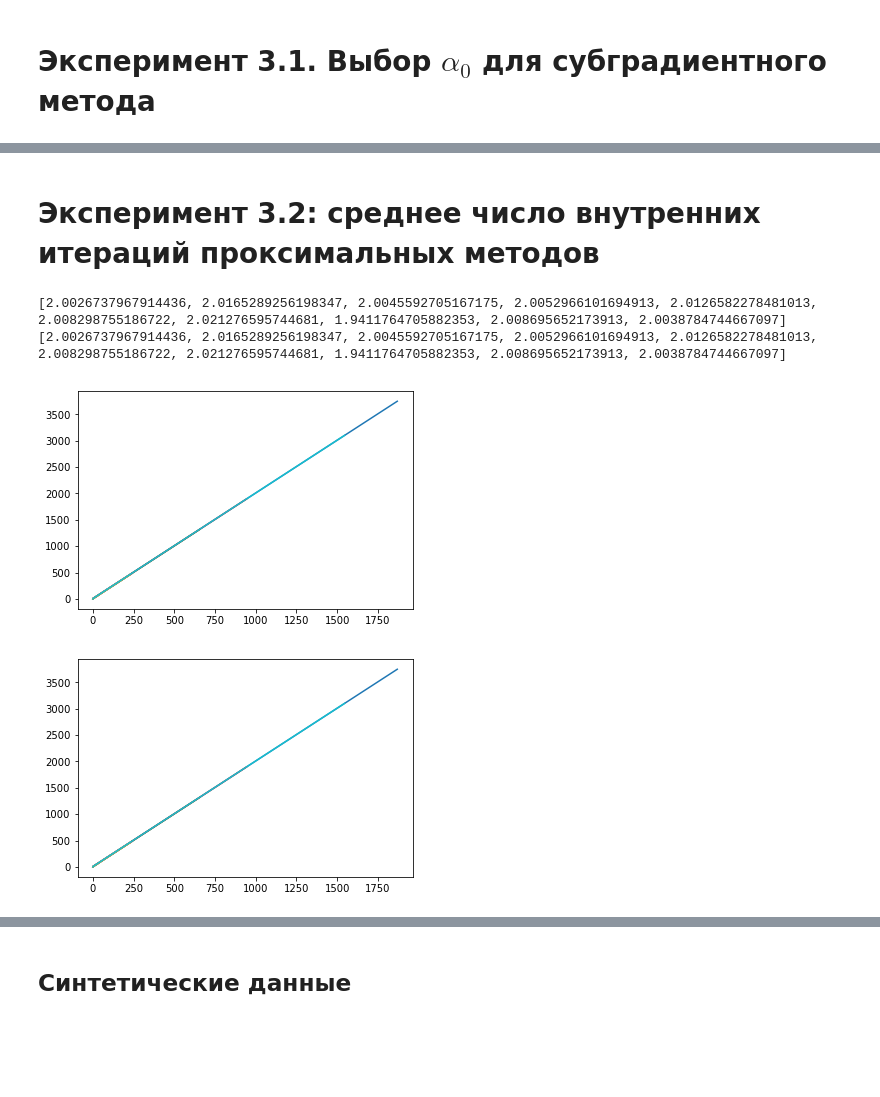
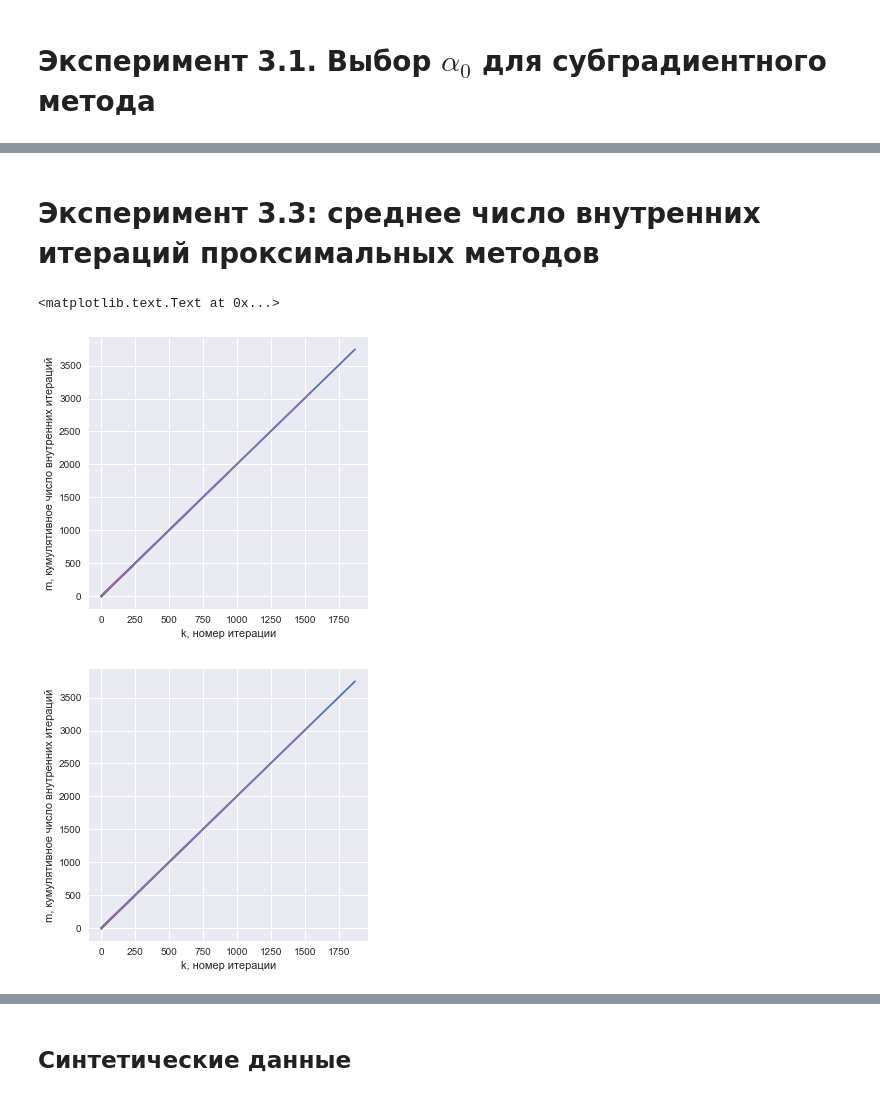
Before and after one commit to aksholokhov/mipt-momo-2017, a Jupyter notebook: task4_experiments.ipynb, the cells around one changed output, grey strips where cells are left out. Saved outputs shown, nothing was run; the diff lists cells and outputs as text; code cells hidden in the pictures; blank space fills up the shorter version.

```diff
--- a/task4_experiments.ipynb
+++ b/task4_experiments.ipynb
@@ -83,5 +89,5 @@ scatter(min_x, min_y)
 # %% [markdown]
-# Эксперимент 3.2: среднее число внутренних итераций проксимальных методов
+# Эксперимент 3.3: среднее число внутренних итераций проксимальных методов
 # %%
 np.random.seed(42)
 # %%
@@ -107,21 +113,24 @@ for _ in tqdm(range(10)):
     hists_prox.append(hist_prox)
     hists_acc.append(hist_acc)
 # %%
-figure()
+figure(figsize(5, 5))
 prox_mean = []
 for h_p in hists_prox:
     plot(h_p["inner_iters"])
     prox_mean.append(h_p["inner_iters"][-1]/len(h_p["inner_iters"]))
-figure()
+xlabel("k, номер итерации")
+ylabel("m, кумулятивное число внутренних итераций")
+figure(figsize(5, 5))
 acc_mean = []
 for h_a in hists_acc:
     plot(h_a["inner_iters"])
     acc_mean.append(h_a["inner_iters"][-1]/len(h_a["inner_iters"]))
+xlabel("k, номер итерации")
+ylabel("m, кумулятивное число внутренних итераций")
 # %% [output]
-[2.0026737967914436, 2.0165289256198347, 2.0045592705167175, 2.0052966101694913, 2.0126582278481013, 2.008298755186722, 2.021276595744681, 1.9411764705882353, 2.008695652173913, 2.0038784744667097]
-[2.0026737967914436, 2.0165289256198347, 2.0045592705167175, 2.0052966101694913, 2.0126582278481013, 2.008298755186722, 2.021276595744681, 1.9411764705882353, 2.008695652173913, 2.0038784744667097]
+<matplotlib.text.Text at 0x...>
-[figure, old version]
+[figure, new version]
-[figure, old version]
+[figure, new version]
 # %%
 import seaborn as sns
 # %%
```
Also changed, not shown: parts of 32 cells of this notebook.
